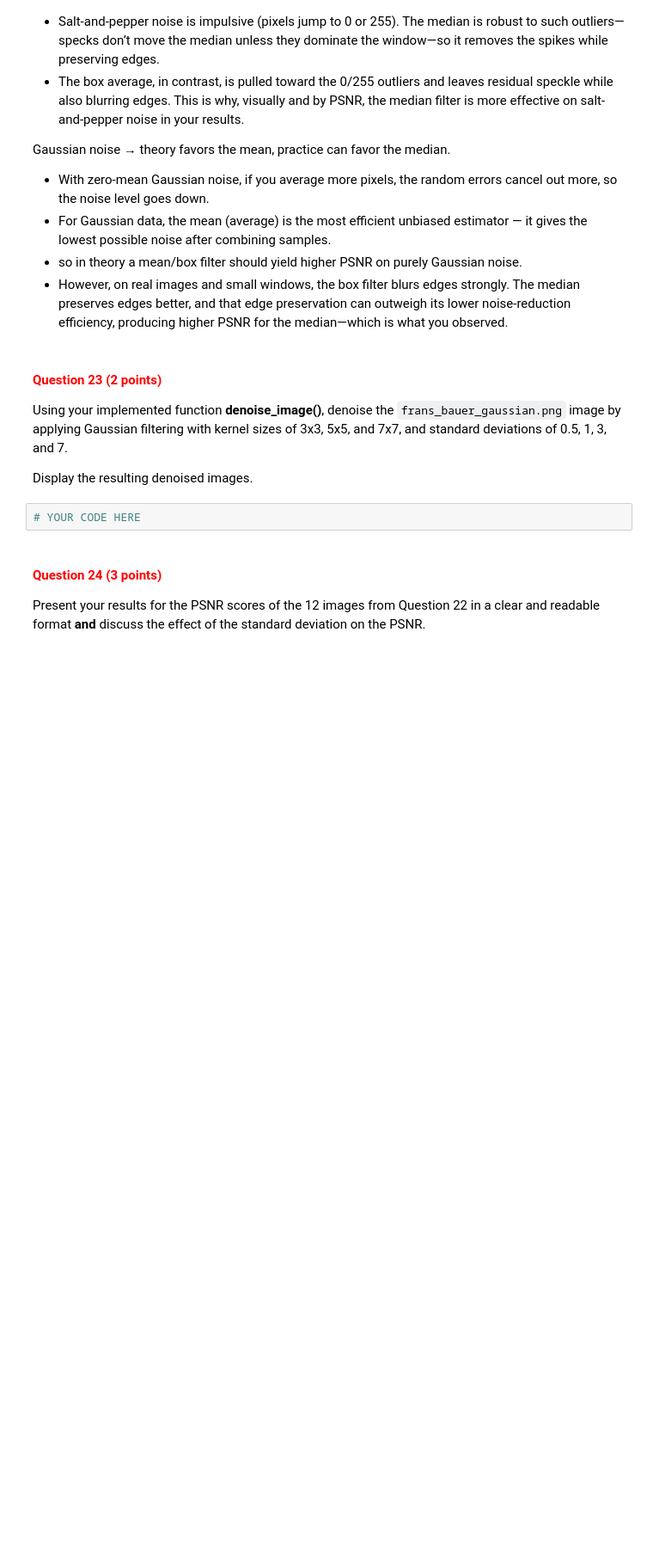
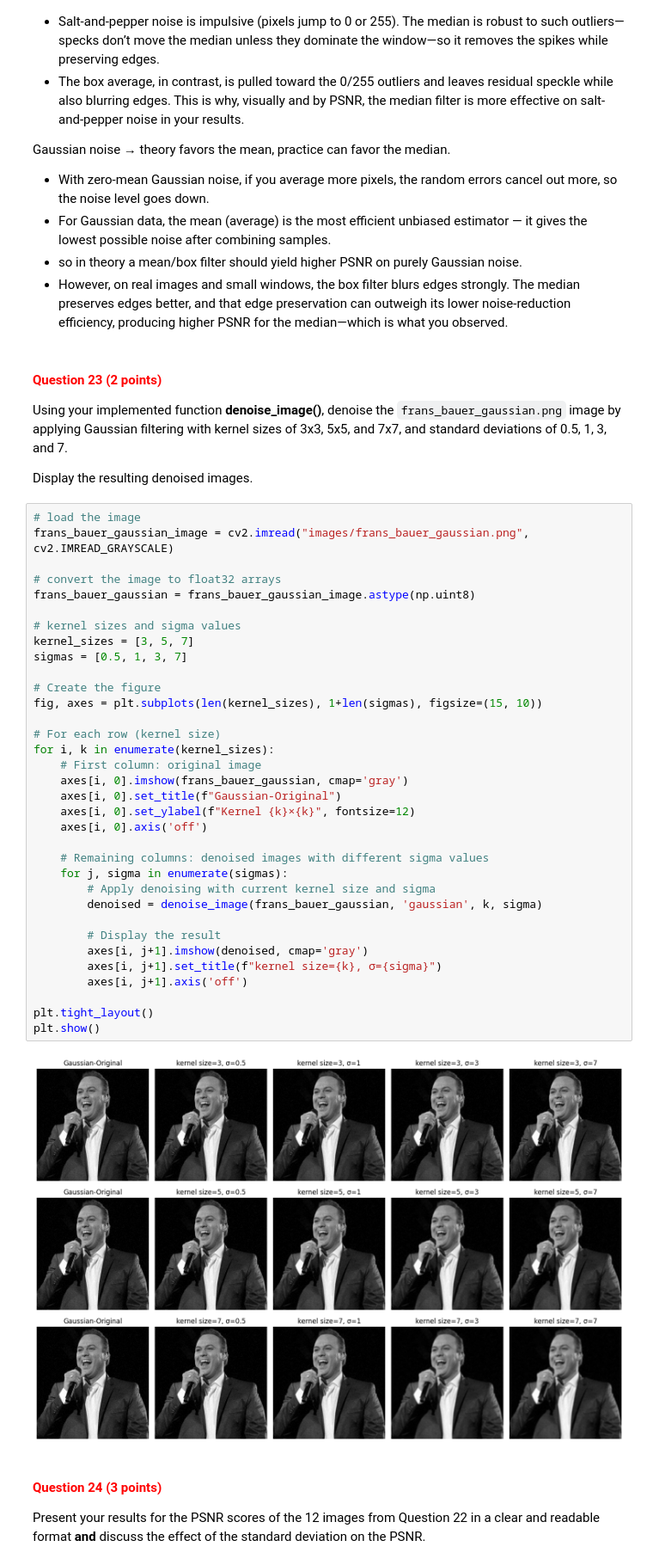
Before and after one commit to JonasElzinga/cv1-lab-2, a Jupyter notebook: cv1-lab-2.ipynb, the cells around one changed output. Shown at 86% size. Cells and saved outputs as stored; diff of their text form; blank space fills up the shorter version.

```diff
--- a/cv1-lab-2.ipynb
+++ b/cv1-lab-2.ipynb
@@ -966,8 +966,42 @@ Gaussian noise → theory favors the mean, practice can favor the median.
 Using your implemented function **denoise_image()**, denoise the `frans_bauer_gaussian.png` image by applying Gaussian filtering with kernel sizes of 3x3, 5x5, and 7x7, and standard deviations of 0.5, 1, 3, and 7.
 
 Display the resulting denoised images.
-# %%
-# YOUR CODE HERE
+# %%
+# load the image
+frans_bauer_gaussian_image = cv2.imread("images/frans_bauer_gaussian.png", cv2.IMREAD_GRAYSCALE)
+
+# convert the image to float32 arrays
+frans_bauer_gaussian = frans_bauer_gaussian_image.astype(np.uint8)
+
+# kernel sizes and sigma values
+kernel_sizes = [3, 5, 7]
+sigmas = [0.5, 1, 3, 7]
+
+# Create the figure
+fig, axes = plt.subplots(len(kernel_sizes), 1+len(sigmas), figsize=(15, 10))
+
+# For each row (kernel size)
+for i, k in enumerate(kernel_sizes):
+    # First column: original image
+    axes[i, 0].imshow(frans_bauer_gaussian, cmap='gray')
+    axes[i, 0].set_title(f"Gaussian-Original")
+    axes[i, 0].set_ylabel(f"Kernel {k}×{k}", fontsize=12)
+    axes[i, 0].axis('off')
+
+    # Remaining columns: denoised images with different sigma values
+    for j, sigma in enumerate(sigmas):
+        # Apply denoising with current kernel size and sigma
+        denoised = denoise_image(frans_bauer_gaussian, 'gaussian', k, sigma)
+
+        # Display the result
+        axes[i, j+1].imshow(denoised, cmap='gray')
+        axes[i, j+1].set_title(f"kernel size={k}, σ={sigma}")
+        axes[i, j+1].axis('off')
+
+plt.tight_layout()
+plt.show()
+# %% [output]
+[figure, added]
 # %% [markdown]
 <a id="question-24"></a>
 #### <font color='#FF0000'>Question 24 (3 points)</font>
```
Also changed, not shown: parts of 5 cells of this notebook.
